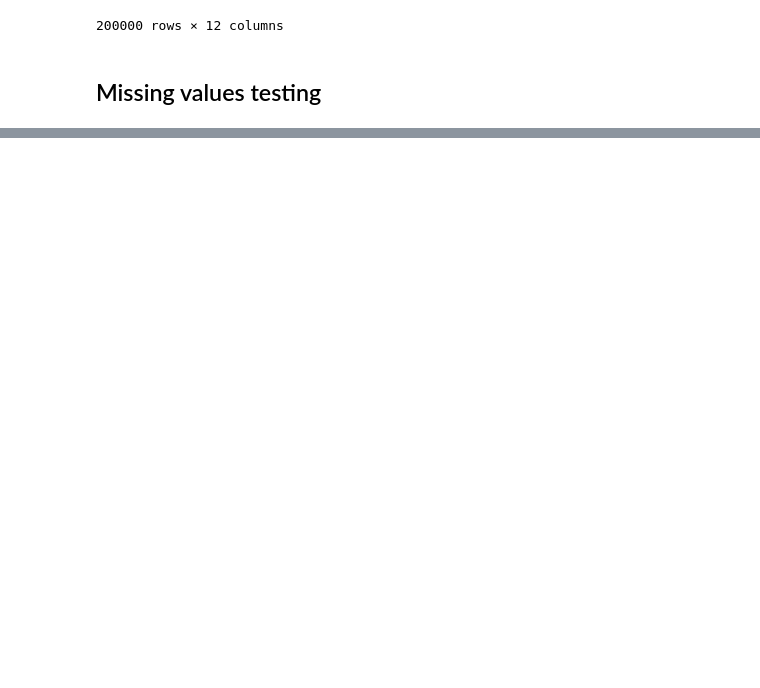
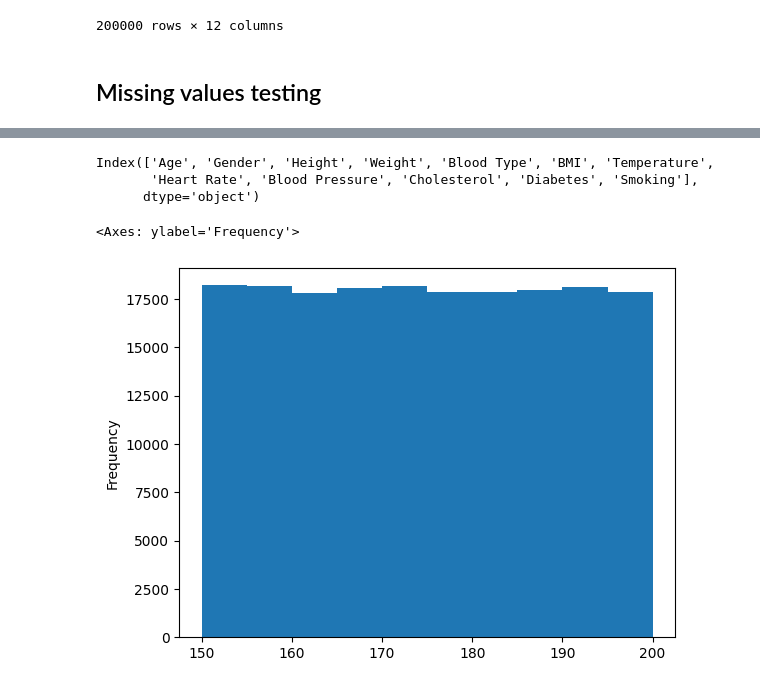
Before and after one commit to PetarKalinovski/MissingValuesTest, a Jupyter notebook: proba.ipynb, the cells around one changed output, grey strips where cells are left out. Saved outputs shown, nothing was run; the diff lists cells and outputs as text; code cells hidden in the pictures; blank space fills up the shorter version.

```diff
--- a/proba.ipynb
+++ b/proba.ipynb
@@ -197,0 +225,11 @@ from sklearn.metrics import mean_squared_error, r2_score
+# %%
+df.columns
+# %% [output]
+Index(['Age', 'Gender', 'Height', 'Weight', 'Blood Type', 'BMI', 'Temperature',
+       'Heart Rate', 'Blood Pressure', 'Cholesterol', 'Diabetes', 'Smoking'],
+      dtype='object')
+# %%
+df["Height"].plot.hist()
+# %% [output]
+<Axes: ylabel='Frequency'>
+[figure, added]
```
Also changed, not shown: parts of 2 cells of this notebook.
